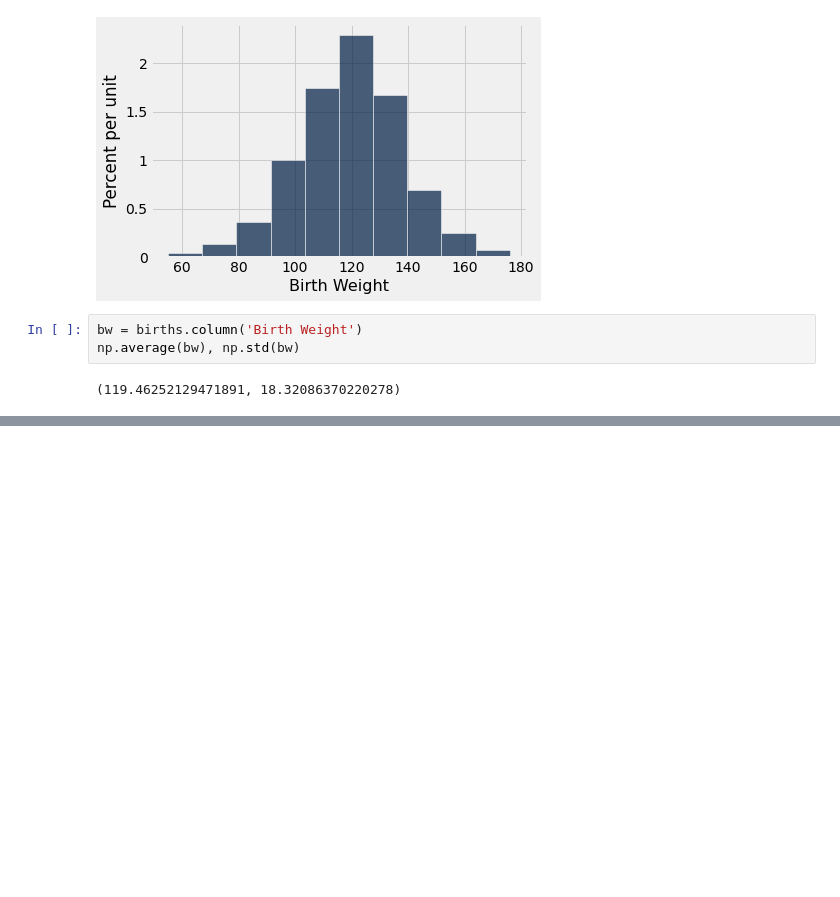
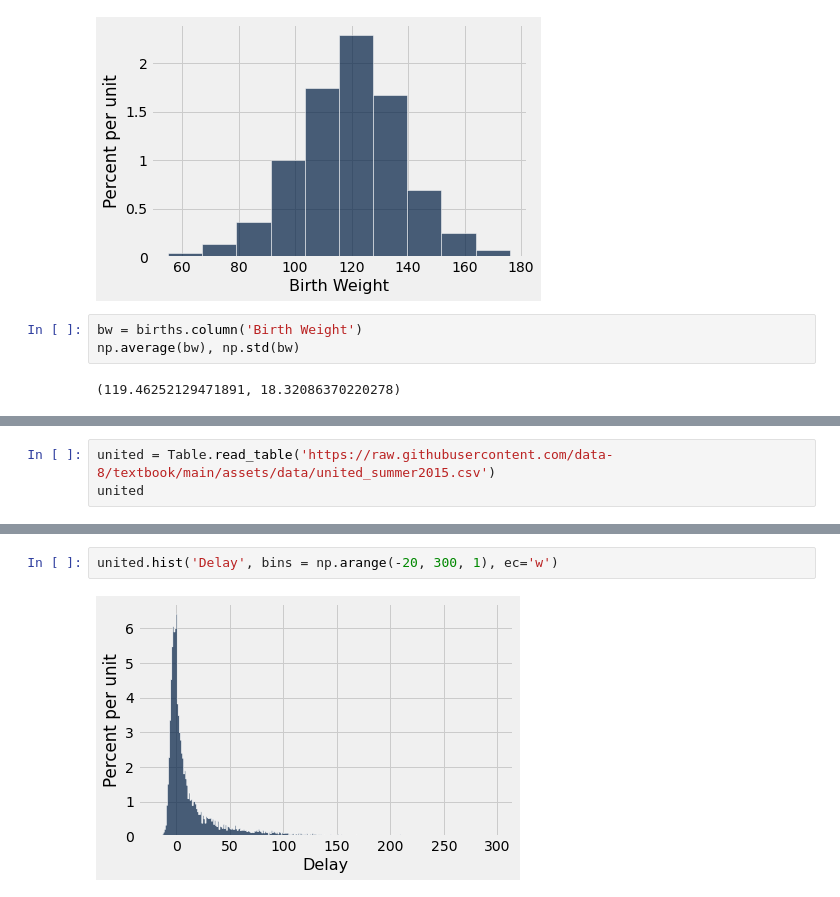
Before and after one commit to ciretorres/python, a Jupyter notebook: data8.3x/week1/sec02_normal_curve.ipynb, the cells around one changed output, grey strips where cells are left out. Cells and saved outputs as stored; diff of their text form; blank space fills up the shorter version.

```diff
--- a/data8.3x/week1/sec02_normal_curve.ipynb
+++ b/data8.3x/week1/sec02_normal_curve.ipynb
@@ -85,0 +88,3 @@ np.average(bw), np.std(bw)
+# %%
+united = Table.read_table('https://raw.githubusercontent.com/data-8/textbook/main/assets/data/united_summer2015.csv')
+united
@@ -85,0 +104,4 @@ np.average(bw), np.std(bw)
+# %%
+united.hist('Delay', bins = np.arange(-20, 300, 1), ec='w')
+# %% [output]
+[figure, added]
```
Also changed, not shown: parts of 5 cells of this notebook, 1 other file.
